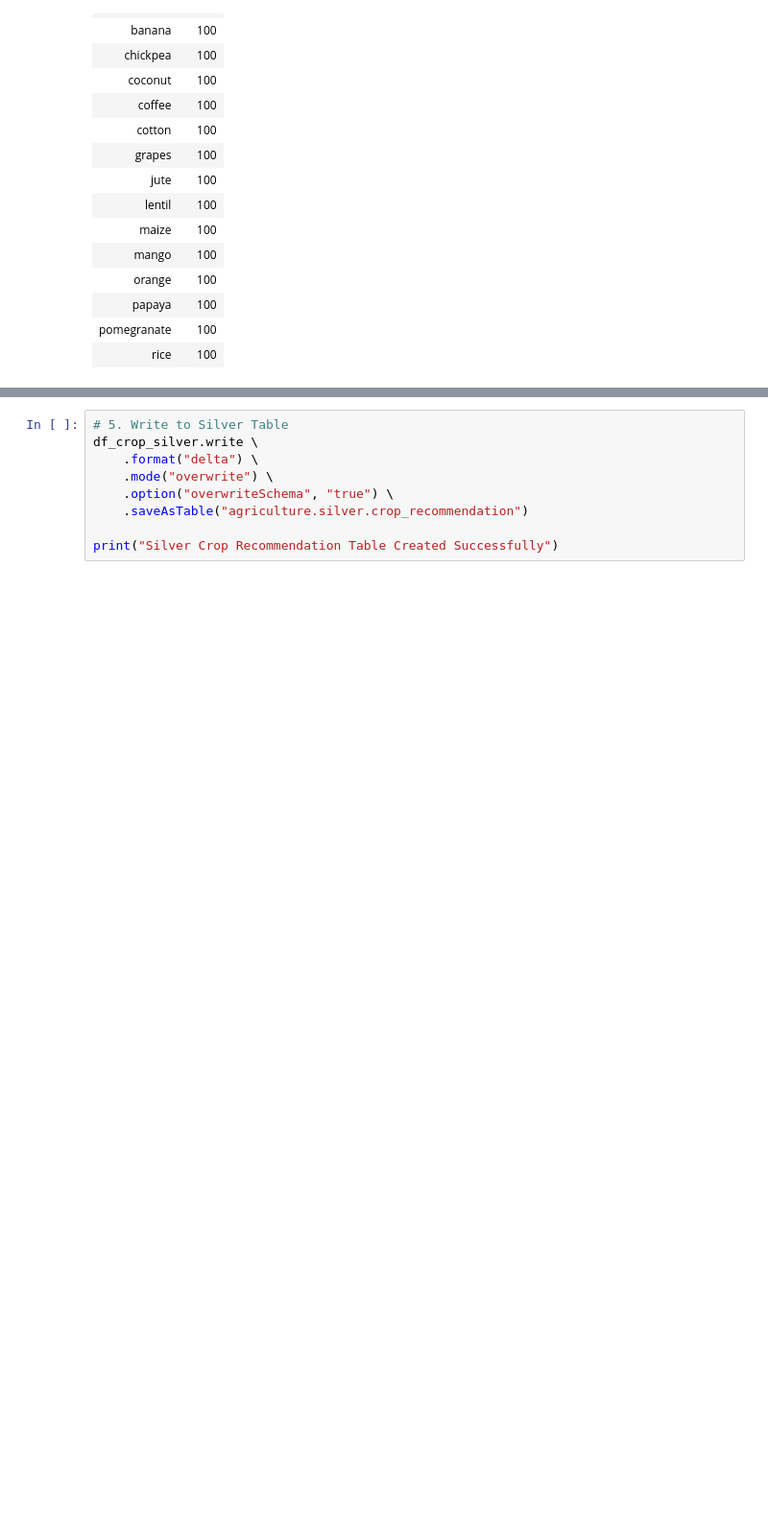
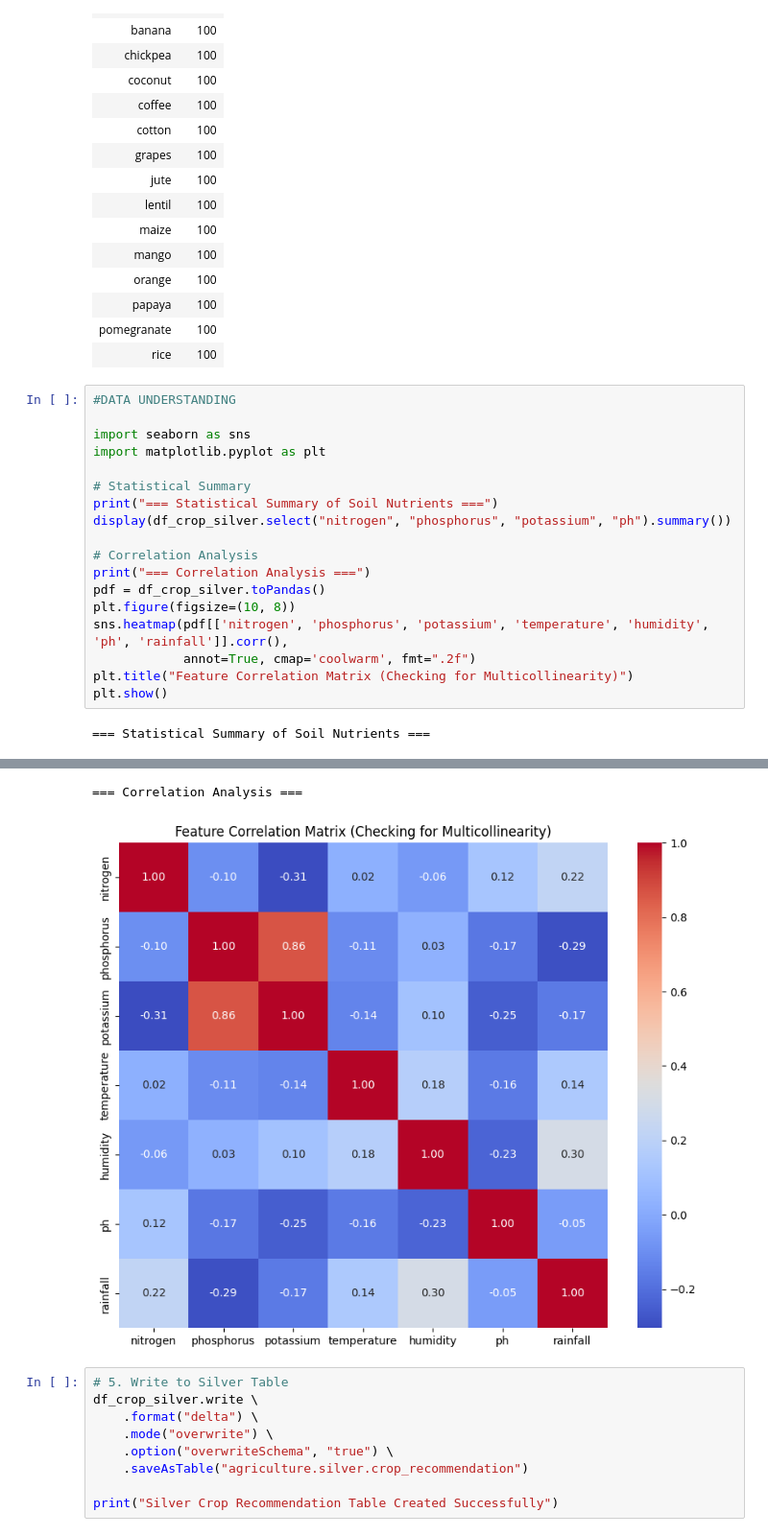
Before and after one commit to Manjunathask/crop_recommendation_system, a Jupyter notebook: silver/04_crop_recommendation.ipynb, the cells around one changed output, grey strips where cells are left out. Shown at 96% size. Saved outputs shown, nothing was run; the diff lists cells and outputs as text; blank space fills up the shorter version.

```diff
--- a/silver/04_crop_recommendation.ipynb
+++ b/silver/04_crop_recommendation.ipynb
@@ -106,3 +101,23 @@ display(df_crop_silver.groupBy("crop_name").count().orderBy("crop_name"))
 | papaya | 100 |
 | pomegranate | 100 |
 | rice | 100 |
+# %%
+#DATA UNDERSTANDING
+
+import seaborn as sns
+import matplotlib.pyplot as plt
+
+# Statistical Summary
+print("=== Statistical Summary of Soil Nutrients ===")
+display(df_crop_silver.select("nitrogen", "phosphorus", "potassium", "ph").summary())
+
+# Correlation Analysis
+print("=== Correlation Analysis ===")
+pdf = df_crop_silver.toPandas()
+plt.figure(figsize=(10, 8))
+sns.heatmap(pdf[['nitrogen', 'phosphorus', 'potassium', 'temperature', 'humidity', 'ph', 'rainfall']].corr(),
+            annot=True, cmap='coolwarm', fmt=".2f")
+plt.title("Feature Correlation Matrix (Checking for Multicollinearity)")
+plt.show()
+# %% [output]
+=== Statistical Summary of Soil Nutrients ===
@@ -109,3 +133,5 @@ display(df_crop_silver.groupBy("crop_name").count().orderBy("crop_name"))
+=== Correlation Analysis ===
+[figure, added]
 # %%
 # 5. Write to Silver Table
 df_crop_silver.write \
```
Also changed, not shown: parts of 2 cells of this notebook, 3 other files.
